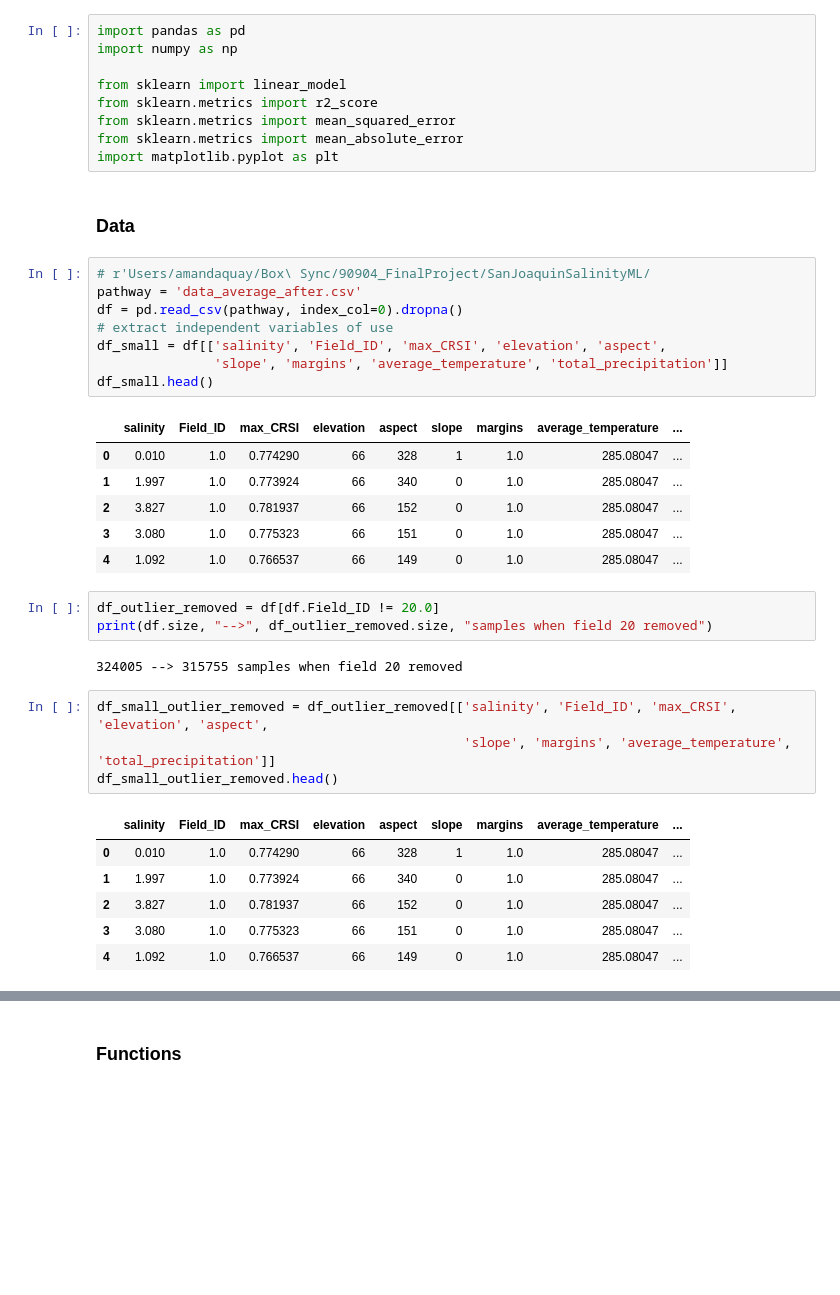
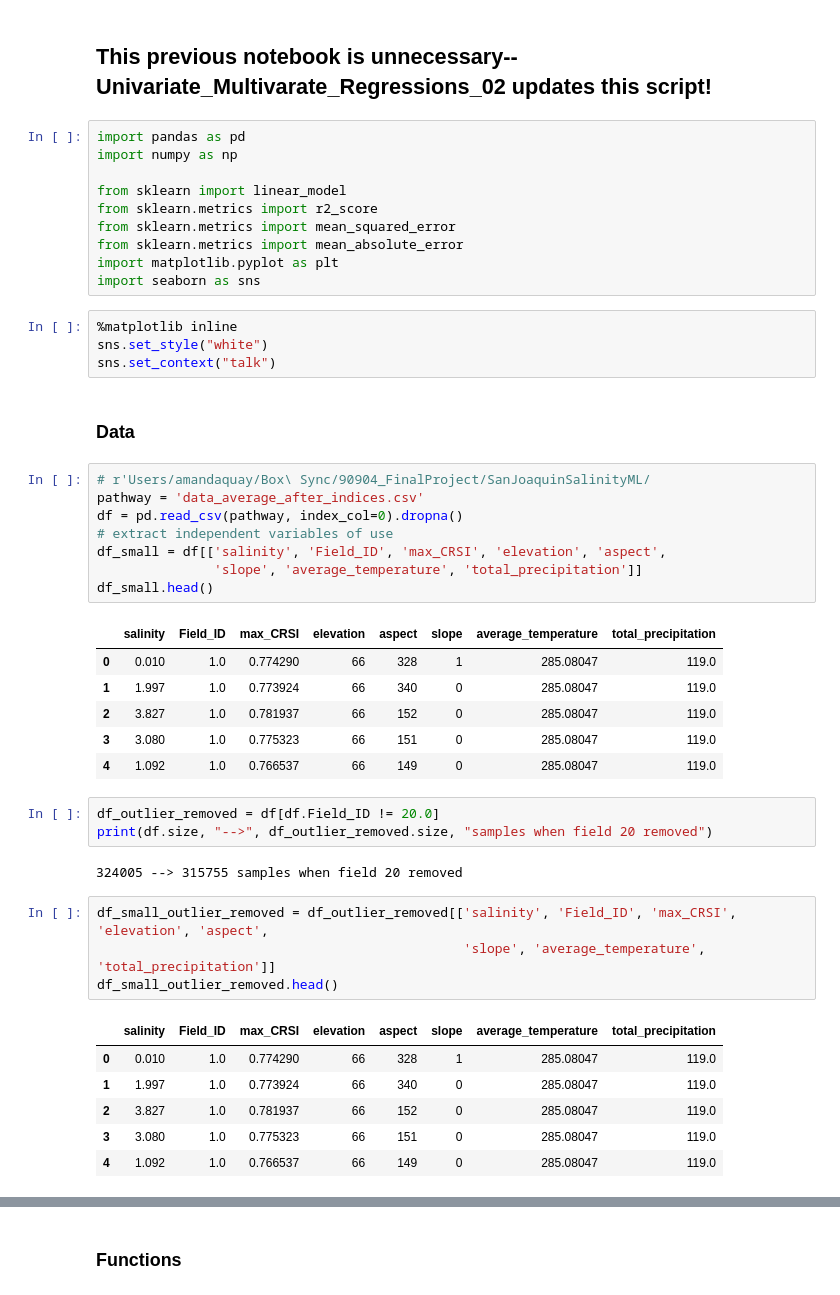
Before and after one commit to anquay/SanJoaquinSalinityML, a Jupyter notebook: Univariate_Multivariate_Regressions.ipynb, the cells around one changed output, grey strips where cells are left out. Cells and saved outputs as stored; diff of their text form; blank space fills up the shorter version.

```diff
--- a/Univariate_Multivariate_Regressions.ipynb
+++ b/Univariate_Multivariate_Regressions.ipynb
@@ -1,3 +1,5 @@
+# %% [markdown]
+## This previous notebook is unnecessary-- Univariate_Multivarate_Regressions_02 updates this script!
 # %%
 import pandas as pd
 import numpy as np
@@ -7,23 +9,28 @@ from sklearn.metrics import r2_score
 from sklearn.metrics import mean_squared_error
 from sklearn.metrics import mean_absolute_error
 import matplotlib.pyplot as plt
+import seaborn as sns
+# %%
+%matplotlib inline
+sns.set_style("white")
+sns.set_context("talk")
 # %% [markdown]
 ### Data
 # %%
 # r'Users/amandaquay/Box\ Sync/90904_FinalProject/SanJoaquinSalinityML/
-pathway = 'data_average_after.csv'
+pathway = 'data_average_after_indices.csv'
 df = pd.read_csv(pathway, index_col=0).dropna()
 # extract independent variables of use
 df_small = df[['salinity', 'Field_ID', 'max_CRSI', 'elevation', 'aspect',
-               'slope', 'margins', 'average_temperature', 'total_precipitation']]
+               'slope', 'average_temperature', 'total_precipitation']]
 df_small.head()
 # %% [output]
-|  | salinity | Field_ID | max_CRSI | elevation | aspect | slope | margins | average_temperature | ... |
-| 0 | 0.010 | 1.0 | 0.774290 | 66 | 328 | 1 | 1.0 | 285.08047 | ... |
-| 1 | 1.997 | 1.0 | 0.773924 | 66 | 340 | 0 | 1.0 | 285.08047 | ... |
-| 2 | 3.827 | 1.0 | 0.781937 | 66 | 152 | 0 | 1.0 | 285.08047 | ... |
-| 3 | 3.080 | 1.0 | 0.775323 | 66 | 151 | 0 | 1.0 | 285.08047 | ... |
-| 4 | 1.092 | 1.0 | 0.766537 | 66 | 149 | 0 | 1.0 | 285.08047 | ... |
+|  | salinity | Field_ID | max_CRSI | elevation | aspect | slope | average_temperature | total_precipitation |
+| 0 | 0.010 | 1.0 | 0.774290 | 66 | 328 | 1 | 285.08047 | 119.0 |
+| 1 | 1.997 | 1.0 | 0.773924 | 66 | 340 | 0 | 285.08047 | 119.0 |
+| 2 | 3.827 | 1.0 | 0.781937 | 66 | 152 | 0 | 285.08047 | 119.0 |
+| 3 | 3.080 | 1.0 | 0.775323 | 66 | 151 | 0 | 285.08047 | 119.0 |
+| 4 | 1.092 | 1.0 | 0.766537 | 66 | 149 | 0 | 285.08047 | 119.0 |
 # %%
 df_outlier_removed = df[df.Field_ID != 20.0]
 print(df.size, "-->", df_outlier_removed.size, "samples when field 20 removed")
@@ -31,12 +38,12 @@ print(df.size, "-->", df_outlier_removed.size, "samples when field 20 removed")
 324005 --> 315755 samples when field 20 removed
 # %%
 df_small_outlier_removed = df_outlier_removed[['salinity', 'Field_ID', 'max_CRSI', 'elevation', 'aspect',
-                                               'slope', 'margins', 'average_temperature', 'total_precipitation']]
+                                               'slope', 'average_temperature', 'total_precipitation']]
 df_small_outlier_removed.head()
 # %% [output]
-|  | salinity | Field_ID | max_CRSI | elevation | aspect | slope | margins | average_temperature | ... |
-| 0 | 0.010 | 1.0 | 0.774290 | 66 | 328 | 1 | 1.0 | 285.08047 | ... |
-| 1 | 1.997 | 1.0 | 0.773924 | 66 | 340 | 0 | 1.0 | 285.08047 | ... |
-| 2 | 3.827 | 1.0 | 0.781937 | 66 | 152 | 0 | 1.0 | 285.08047 | ... |
-| 3 | 3.080 | 1.0 | 0.775323 | 66 | 151 | 0 | 1.0 | 285.08047 | ... |
-| 4 | 1.092 | 1.0 | 0.766537 | 66 | 149 | 0 | 1.0 | 285.08047 | ... |
+|  | salinity | Field_ID | max_CRSI | elevation | aspect | slope | average_temperature | total_precipitation |
+| 0 | 0.010 | 1.0 | 0.774290 | 66 | 328 | 1 | 285.08047 | 119.0 |
+| 1 | 1.997 | 1.0 | 0.773924 | 66 | 340 | 0 | 285.08047 | 119.0 |
+| 2 | 3.827 | 1.0 | 0.781937 | 66 | 152 | 0 | 285.08047 | 119.0 |
+| 3 | 3.080 | 1.0 | 0.775323 | 66 | 151 | 0 | 285.08047 | 119.0 |
+| 4 | 1.092 | 1.0 | 0.766537 | 66 | 149 | 0 | 285.08047 | 119.0 |
```
Also changed, not shown: parts of 38 cells of this notebook, 6 other files.
